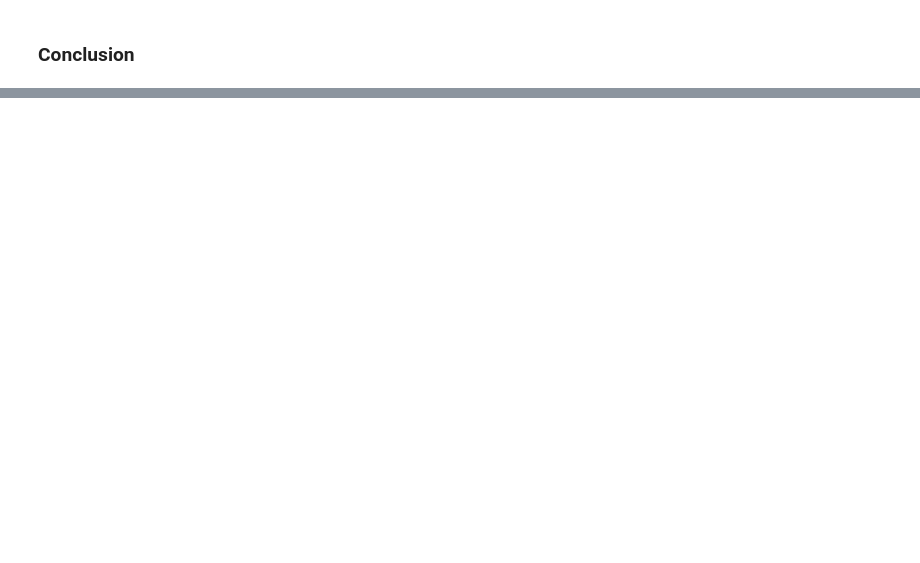
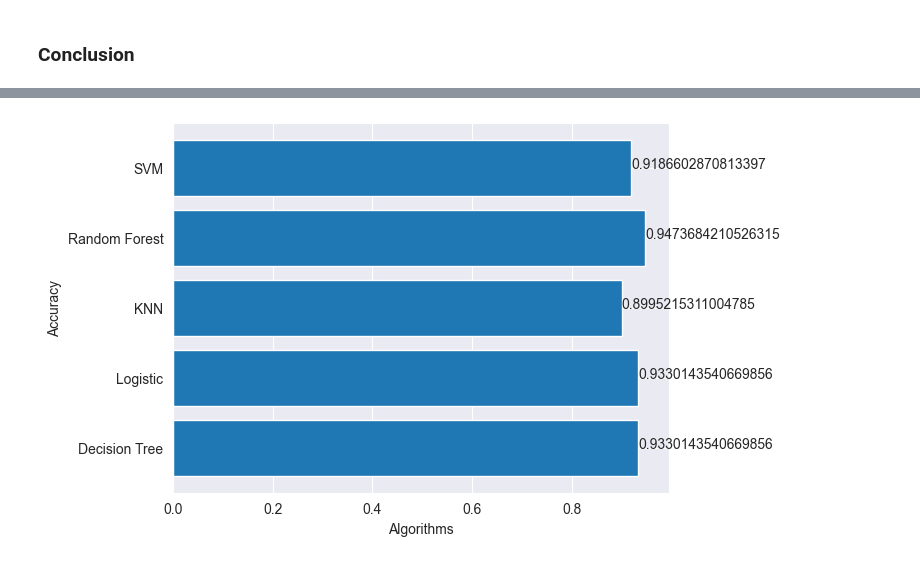
Before and after one commit to mahesh027/student-performance-prediction-using-ml, a Jupyter notebook: student.ipynb, the cells around one changed output, grey strips where cells are left out. Drawn from its saved outputs; the diff is of its cells as text; code cells hidden in the pictures; blank space fills up the shorter version.

Commit message:
decision tree used

```diff
--- a/student.ipynb
+++ b/student.ipynb
@@ -591,0 +593,12 @@ plt.show()
+# %%
+sns.set_style("darkgrid")
+plt.barh(['Decision Tree','Logistic','KNN','Random Forest','SVM'],[ac_dt,ac_lr,ac_knn,ac_rf,ac_sv])
+x=['Decision Tree','Logistic','KNN','Random Forest','SVM']
+y=[ac_dt,ac_lr,ac_knn,ac_rf,ac_sv]
+for index, value in enumerate(y):
+    plt.text(value,index,str(value))
+plt.xlabel("Algorithms")
+plt.ylabel("Accuracy")
+plt.show()
+# %% [output]
+[figure, added]
```
Also changed, not shown: parts of 21 cells of this notebook, 7 other files.
